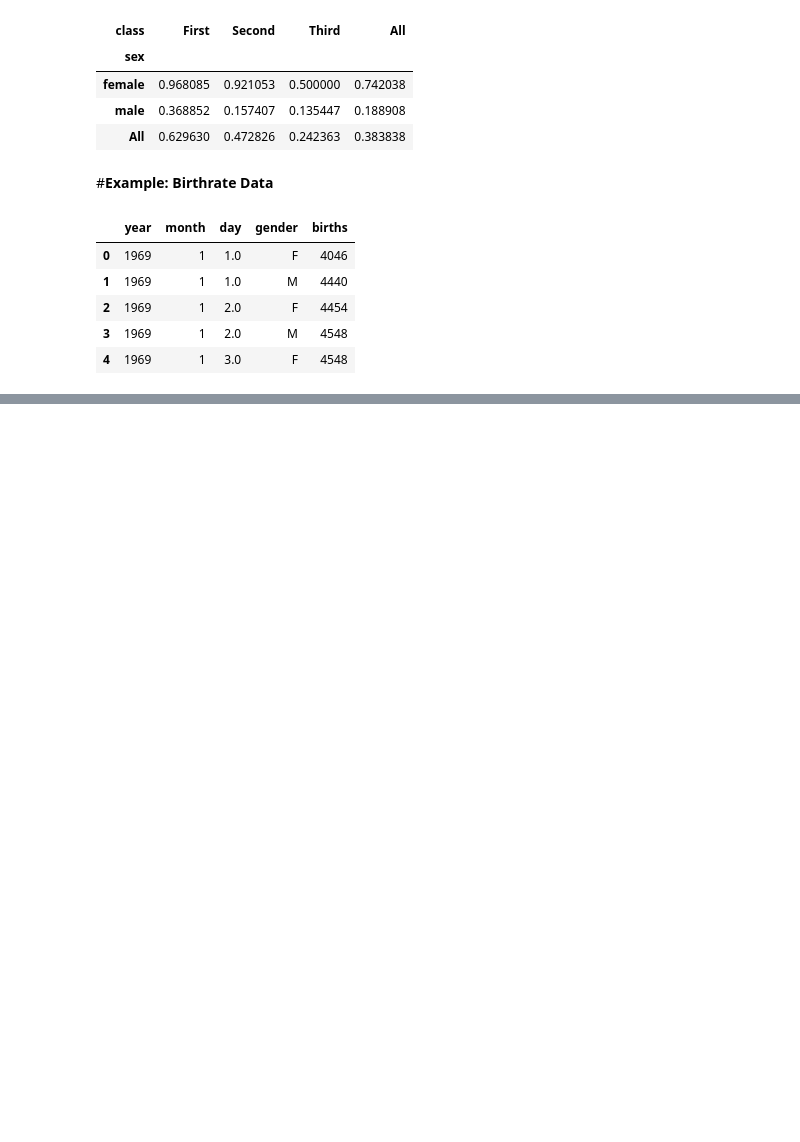
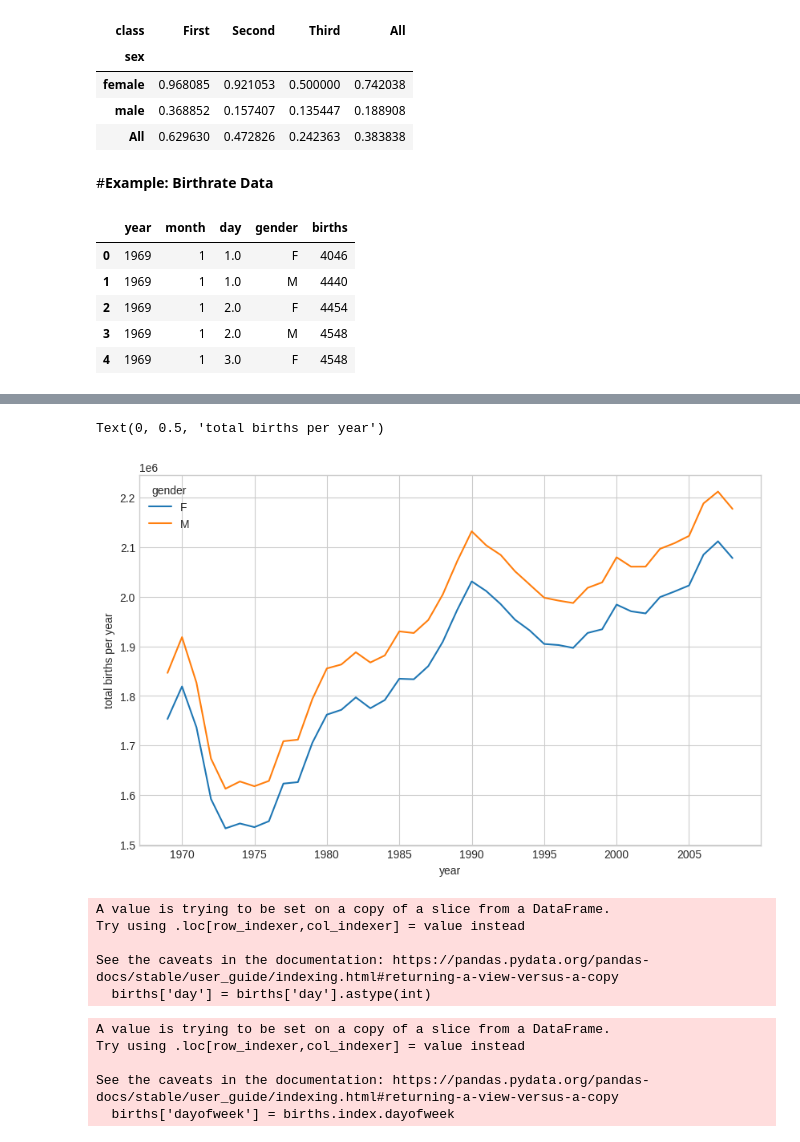
Before and after one commit to Saifullah785/python-data-science-handbook-notes, a Jupyter notebook: 03_09_Pivot_Tables.ipynb, the cells around one changed output, grey strips where cells are left out. Cells and saved outputs as stored; diff of their text form; code cells hidden in the pictures; blank space fills up the shorter version.

Commit message:
Created using Colab while code practice on  Example: Birthrate Data using pivot tables

```diff
--- a/03_09_Pivot_Tables.ipynb
+++ b/03_09_Pivot_Tables.ipynb
@@ -145,3 +145,9 @@ births.head()
 | 2 | 1969 | 1 | 2.0 | F | 4454 |
 | 3 | 1969 | 1 | 2.0 | M | 4548 |
 | 4 | 1969 | 1 | 3.0 | F | 4548 |
+# %%
+# Add a 'decade' column by taking the floor division of the 'year' by 10 and multiplying by 10.
+births['decade'] = 10 * (births['year'] // 10)
+# Create a pivot table showing the total number of births ('births') based on 'decade' (index) and 'gender' (columns).
+# The aggregation function used is 'sum'.
+births.pivot_table('births', index='decade', columns='gender', aggfunc='sum')
@@ -147,0 +162,14 @@ births.head()
+# %%
+%matplotlib inline
+import matplotlib.pyplot as plt
+
+# Set the figure size and style for the plot.
+plt.rcParams['figure.figsize'] = (10, 6)
+plt.style.use('seaborn-v0_8-whitegrid')
+
+# Create a pivot table showing the total births per year for each gender and plot the result as a line chart.
+births.pivot_table('births', index='year', columns='gender', aggfunc='sum').plot()
+plt.ylabel('total births per year')
+# %% [output]
+Text(0, 0.5, 'total births per year')
+[figure, added]
@@ -147,0 +187,22 @@ births.head()
+# %%
+# Convert the 'day' column to integer type.
+births['day'] = births['day'].astype(int)
+# %% [output]
+A value is trying to be set on a copy of a slice from a DataFrame.
+Try using .loc[row_indexer,col_indexer] = value instead
+
+See the caveats in the documentation: https://pandas.pydata.org/pandas-docs/stable/user_guide/indexing.html#returning-a-view-versus-a-copy
+  births['day'] = births['day'].astype(int)
+# %%
+# Create a DatetimeIndex from the year, month, and day columns.
+births.index = pd.to_datetime(10000 * births.year +
+                              100 * births.month +
+                              births.day, format='%Y%m%d')
+# Add a 'dayofweek' column containing the day of the week (Monday=0, Sunday=6).
+births['dayofweek'] = births.index.dayofweek
+# %% [output]
+A value is trying to be set on a copy of a slice from a DataFrame.
+Try using .loc[row_indexer,col_indexer] = value instead
+
+See the caveats in the documentation: https://pandas.pydata.org/pandas-docs/stable/user_guide/indexing.html#returning-a-view-versus-a-copy
+  births['dayofweek'] = births.index.dayofweek
```
Also changed, not shown: parts of 7 cells of this notebook.
